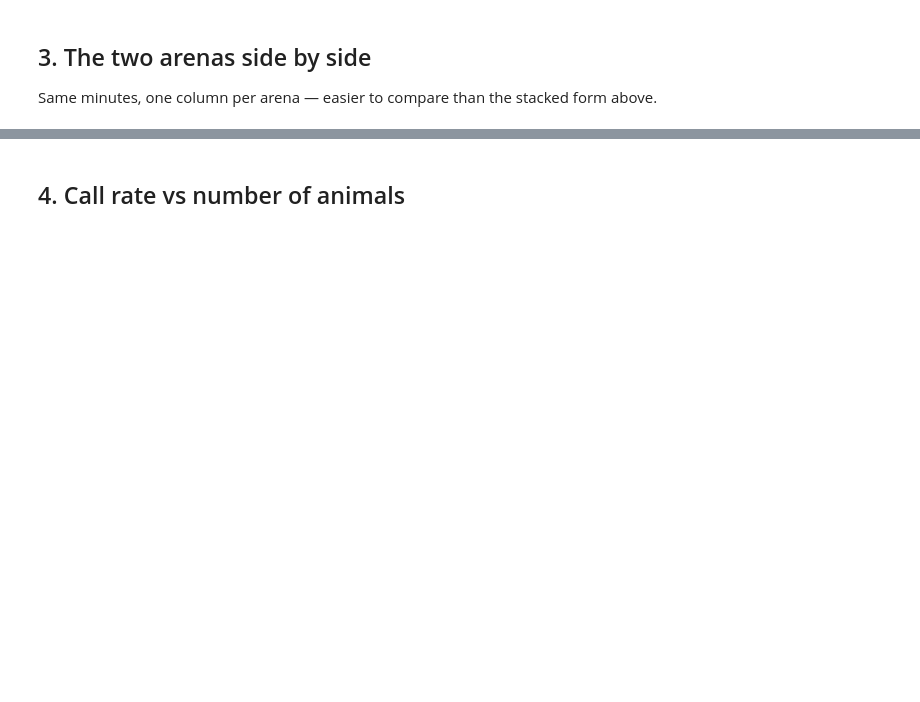
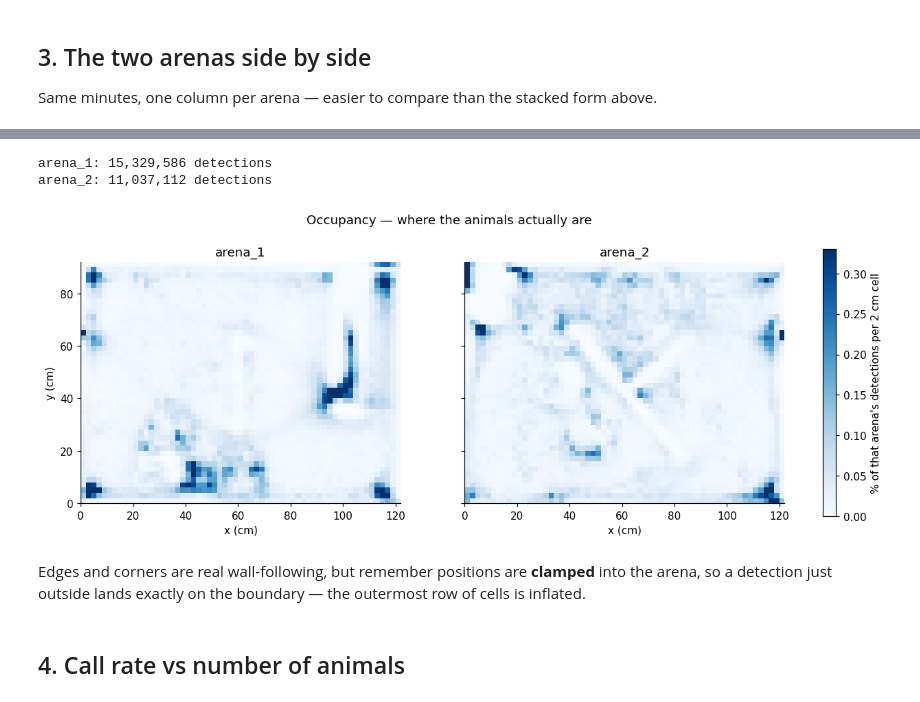
Before and after one commit to GilyGinosar/gerbil_vocalization_analysis, a Jupyter notebook: notebooks/explore_tracking.ipynb, the cells around one changed output, grey strips where cells are left out. Drawn from its saved outputs; the diff is of its cells as text; code cells hidden in the pictures; blank space fills up the shorter version.

```diff
--- a/notebooks/explore_tracking.ipynb
+++ b/notebooks/explore_tracking.ipynb
@@ -182,3 +188,49 @@ max         6.33    160.00       5.40    204.00
+# %%
+ARENA_WIDTH_CM, ARENA_HEIGHT_CM = 121, 91
+BIN_CM = 2
+
+x_edges = np.arange(0, ARENA_WIDTH_CM + BIN_CM, BIN_CM)
+y_edges = np.arange(0, ARENA_HEIGHT_CM + BIN_CM, BIN_CM)
+
+# One arena at a time: 26M rows will not fit comfortably if we hold both.
+occupancy_maps = {}
+for location in ["arena_1", "arena_2"]:
+    points = load_detections(DATE, location=location, quiet=True,
+                             columns=["center_x", "center_y"])
+    counts, _, _ = np.histogram2d(points.center_x, points.center_y, bins=[x_edges, y_edges])
+    occupancy_maps[location] = 100 * counts / counts.sum()
+    print(f"{location}: {len(points):,} detections")
+    del points
+# %% [output]
+arena_1: 15,329,586 detections
+arena_2: 11,037,112 detections
+# %%
+# One shared colour scale, capped at the 99th percentile so a couple of hot cells
+# do not flatten everything else.
+busiest = [np.percentile(m[m > 0], 99) for m in occupancy_maps.values()]
+top = max(busiest)
+
+fig, axes = plt.subplots(1, 2, figsize=(13, 4.6), sharex=True, sharey=True)
+
+for ax, location in zip(axes, ["arena_1", "arena_2"]):
+    heat = occupancy_maps[location]
+    mesh = ax.pcolormesh(x_edges, y_edges, heat.T, cmap="Blues",
+                         vmin=0, vmax=top, shading="auto")
+    ax.set_title(location)
+    ax.set_xlabel("x (cm)")
+    ax.set_aspect("equal")
+    ax.grid(False)
+
+axes[0].set_ylabel("y (cm)")
+fig.colorbar(mesh, ax=axes, label=f"% of that arena's detections per {BIN_CM} cm cell",
+             fraction=0.025)
+fig.suptitle("Occupancy — where the animals actually are")
+plt.show()
+# %% [output]
+[figure, added]
+# %% [markdown]
+Edges and corners are real wall-following, but remember positions are **clamped** into the arena, so
+a detection just outside lands exactly on the boundary — the outermost row of cells is inflated.
 # %% [markdown]
 ## 4. Call rate vs number of animals
 # %%
```
Also changed, not shown: parts of 14 cells of this notebook.
